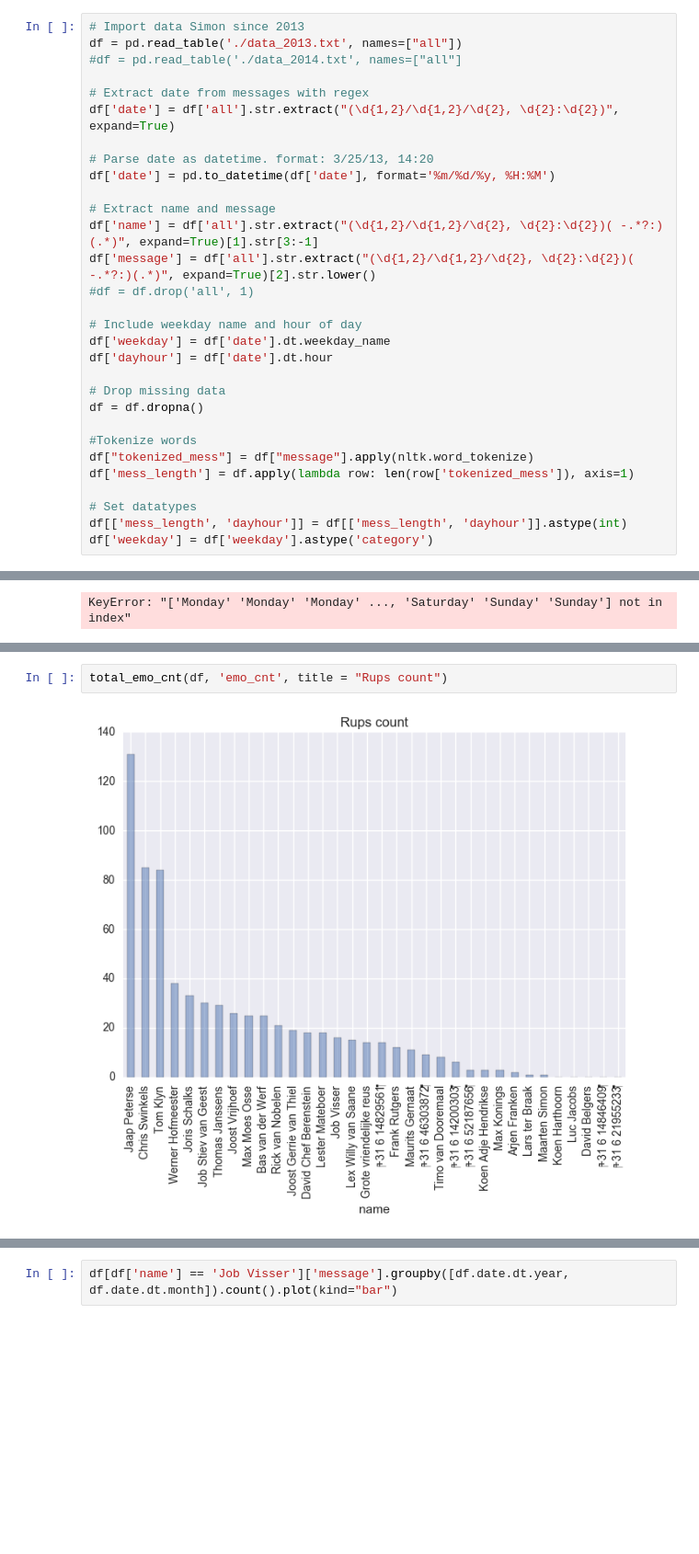
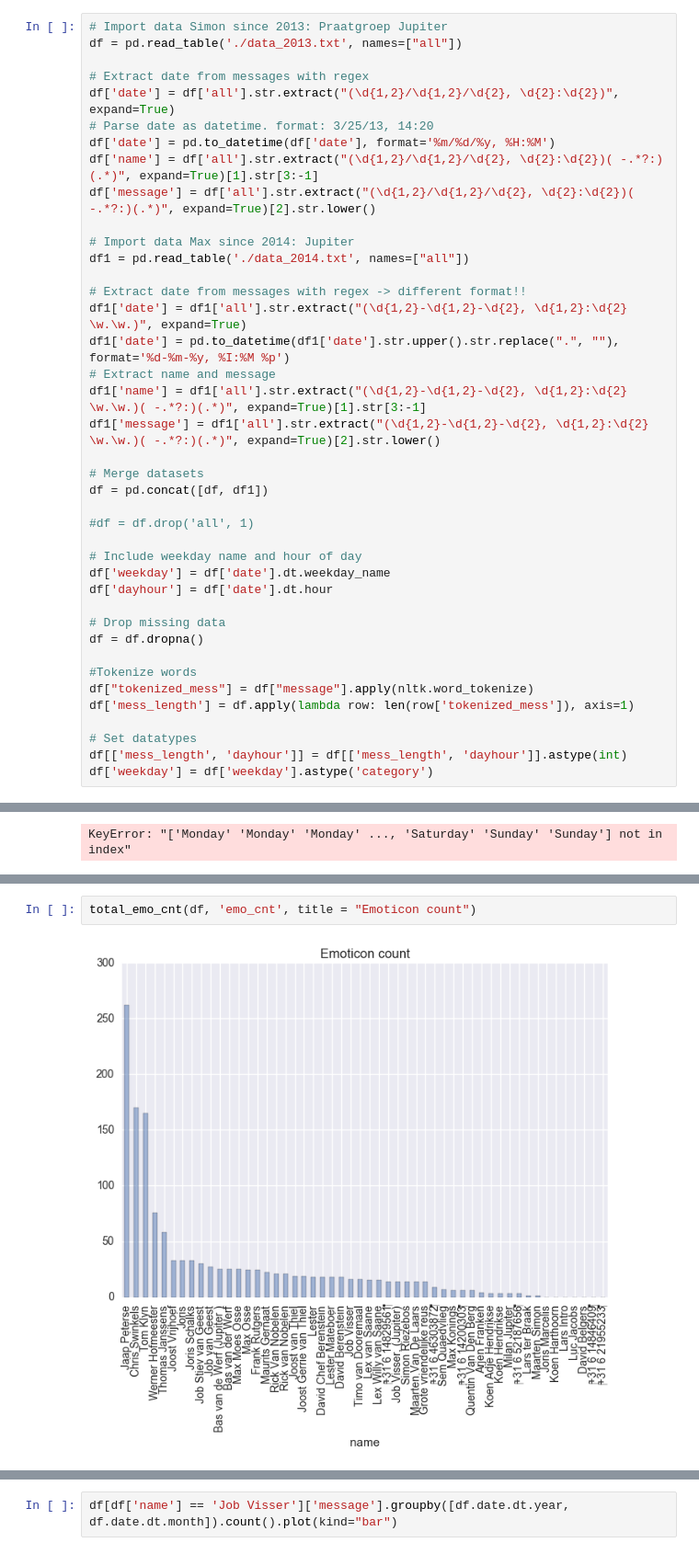
Before and after one commit to jobvisser03/21-text-mining, a Jupyter notebook: 21-text-mining.ipynb, the cells around one changed output, grey strips where cells are left out. Shown at 92% size. Cells and saved outputs as stored; diff of their text form; blank space fills up the shorter version.

Commit message:
added new whap group 44k messages, todo:rerun visual, export to png

```diff
--- a/21-text-mining.ipynb
+++ b/21-text-mining.ipynb
@@ -67,19 +67,29 @@ import matplotlib as mpl
 from scipy.misc import imread
 from wordcloud import WordCloud, STOPWORDS
 # %%
-# Import data Simon since 2013
+# Import data Simon since 2013: Praatgroep Jupiter
 df = pd.read_table('./data_2013.txt', names=["all"])
-#df = pd.read_table('./data_2014.txt', names=["all"]
 
 # Extract date from messages with regex
 df['date'] = df['all'].str.extract("(\d{1,2}/\d{1,2}/\d{2}, \d{2}:\d{2})", expand=True)
-
 # Parse date as datetime. format: 3/25/13, 14:20
 df['date'] = pd.to_datetime(df['date'], format='%m/%d/%y, %H:%M')
-
-# Extract name and message
 df['name'] = df['all'].str.extract("(\d{1,2}/\d{1,2}/\d{2}, \d{2}:\d{2})( -.*?:)(.*)", expand=True)[1].str[3:-1]
 df['message'] = df['all'].str.extract("(\d{1,2}/\d{1,2}/\d{2}, \d{2}:\d{2})( -.*?:)(.*)", expand=True)[2].str.lower()
+
+# Import data Max since 2014: Jupiter
+df1 = pd.read_table('./data_2014.txt', names=["all"])
+
+# Extract date from messages with regex -> different format!!
+df1['date'] = df1['all'].str.extract("(\d{1,2}-\d{1,2}-\d{2}, \d{1,2}:\d{2} \w.\w.)", expand=True)
+df1['date'] = pd.to_datetime(df1['date'].str.upper().str.replace(".", ""), format='%d-%m-%y, %I:%M %p')
+# Extract name and message
+df1['name'] = df1['all'].str.extract("(\d{1,2}-\d{1,2}-\d{2}, \d{1,2}:\d{2} \w.\w.)( -.*?:)(.*)", expand=True)[1].str[3:-1]
+df1['message'] = df1['all'].str.extract("(\d{1,2}-\d{1,2}-\d{2}, \d{1,2}:\d{2} \w.\w.)( -.*?:)(.*)", expand=True)[2].str.lower()
+
+# Merge datasets
+df = pd.concat([df, df1])
+
 #df = df.drop('all', 1)
 
 # Include weekday name and hour of day
@@ -262,7 +333,7 @@ message_length_plot(df)
 # %%
-total_emo_cnt(df, 'emo_cnt', title = "Rups count")
+total_emo_cnt(df, 'emo_cnt', title = "Emoticon count")
 # %% [output]
-[figure, old version]
+[figure, new version]
 # %%
 df['media_cnt'] = df['message'].str.count("<media omitted>")
 df.groupby('name')['media_cnt'].sum().sort_values(ascending=False).plot.bar(alpha=0.5, title="Mediakoning van dit lustrum")
```
Also changed, not shown: parts of 12 cells of this notebook.
